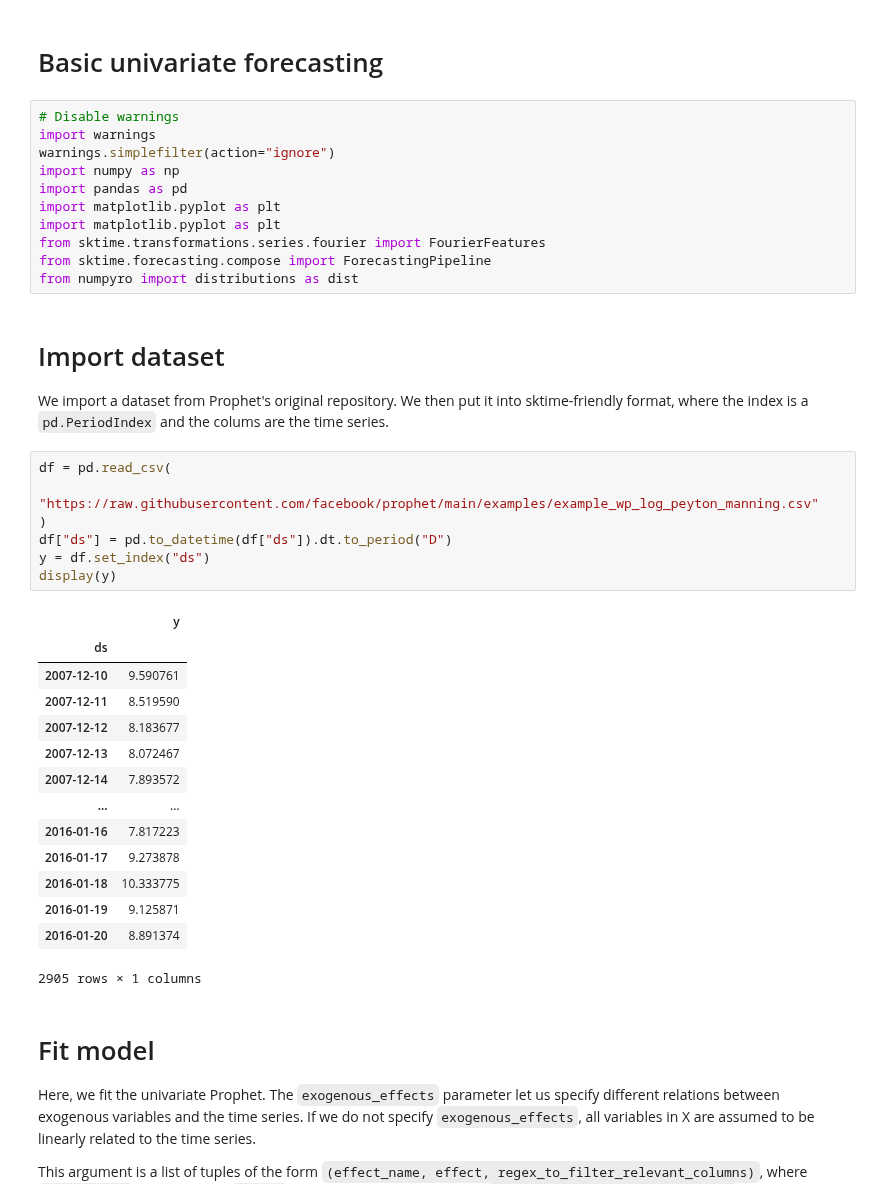
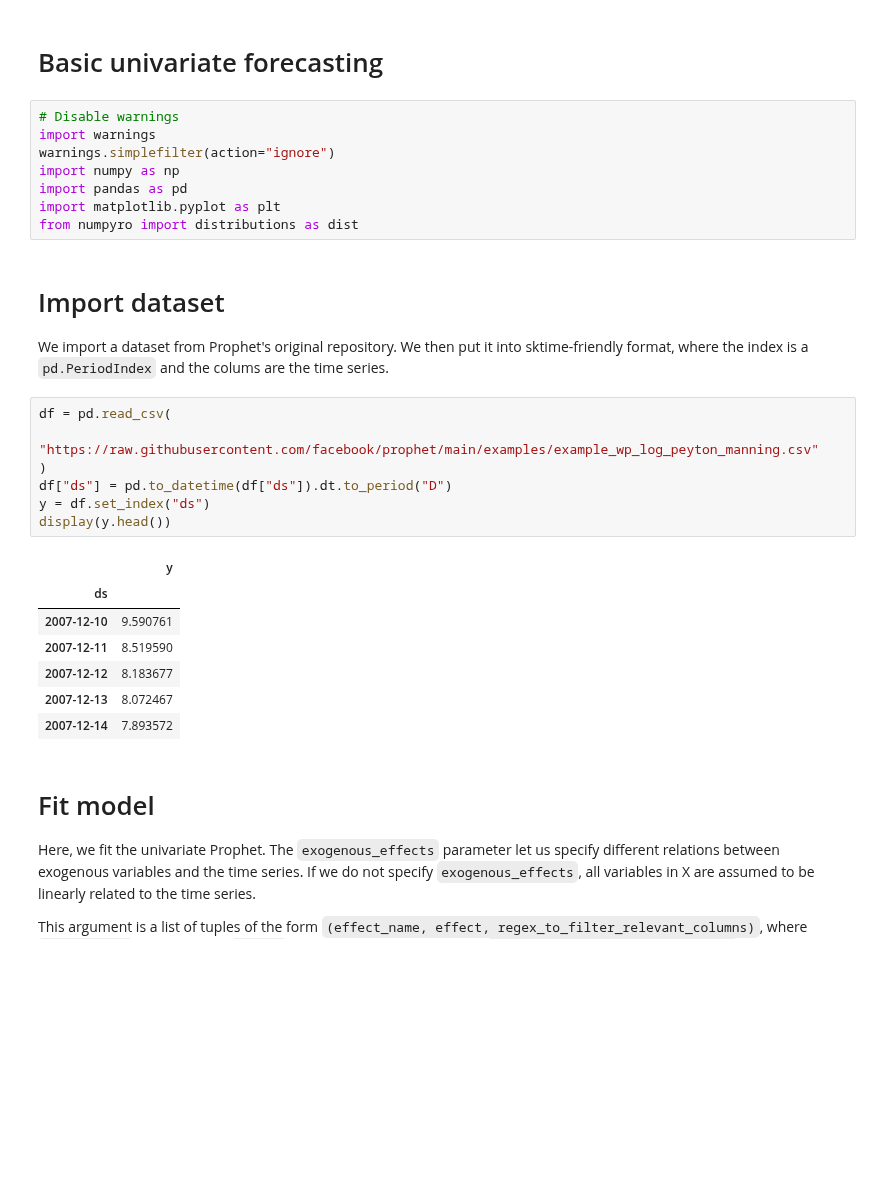
Before and after one commit to felipeangelimvieira/prophetverse, a Jupyter notebook: docs/examples/univariate.ipynb, the cells around one changed output. Drawn from its saved outputs; the diff is of its cells as text; blank space fills up the shorter version.

```diff
--- a/docs/examples/univariate.ipynb
+++ b/docs/examples/univariate.ipynb
@@ -7,9 +7,6 @@ warnings.simplefilter(action="ignore")
 import numpy as np
 import pandas as pd
 import matplotlib.pyplot as plt
-import matplotlib.pyplot as plt
-from sktime.transformations.series.fourier import FourierFeatures
-from sktime.forecasting.compose import ForecastingPipeline
 from numpyro import distributions as dist
 # %% [markdown]
 # Import dataset
@@ -18,25 +15,18 @@ We import a dataset from Prophet's original repository. We then put it into skti
 # %%
 df = pd.read_csv(
     "https://raw.githubusercontent.com/facebook/prophet/main/examples/example_wp_log_peyton_manning.csv"
 )
 df["ds"] = pd.to_datetime(df["ds"]).dt.to_period("D")
 y = df.set_index("ds")
-display(y)
+display(y.head())
 # %% [output]
 |  | y |
 | ds |  |
 | 2007-12-10 | 9.590761 |
 | 2007-12-11 | 8.519590 |
 | 2007-12-12 | 8.183677 |
 | 2007-12-13 | 8.072467 |
 | 2007-12-14 | 7.893572 |
-| ... | ... |
-| 2016-01-16 | 7.817223 |
-| 2016-01-17 | 9.273878 |
-| 2016-01-18 | 10.333775 |
-| 2016-01-19 | 9.125871 |
-| 2016-01-20 | 8.891374 |
-2905 rows × 1 columns
 # %% [markdown]
 # Fit model
 
```
